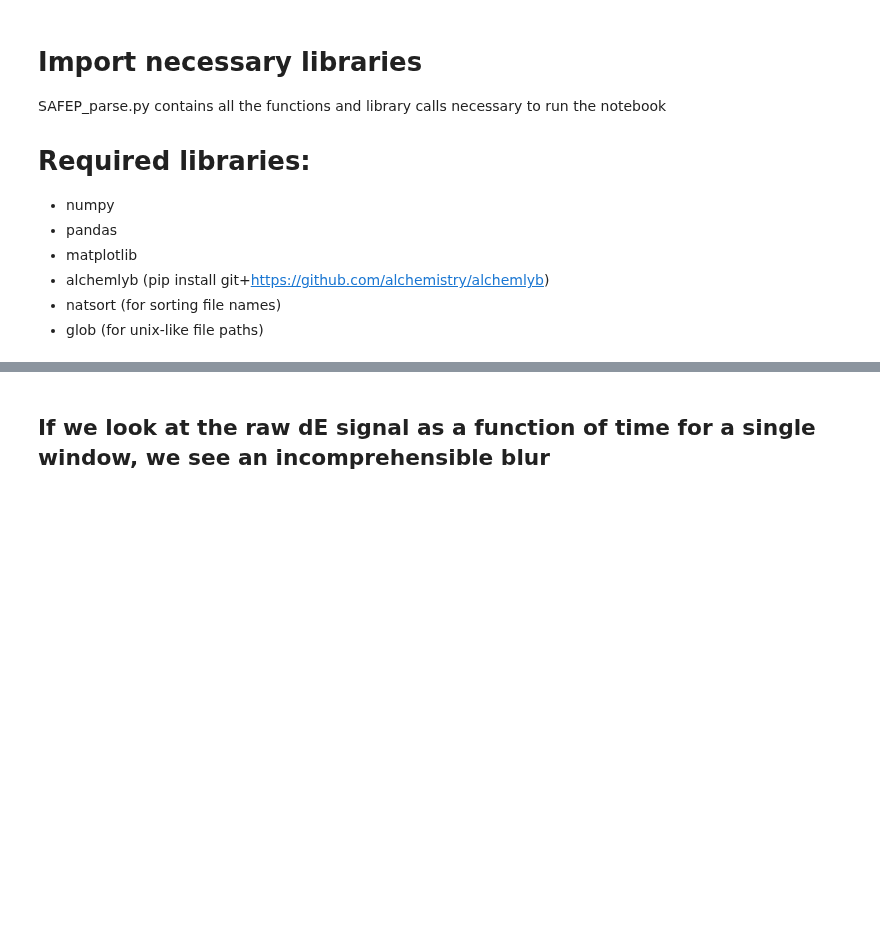
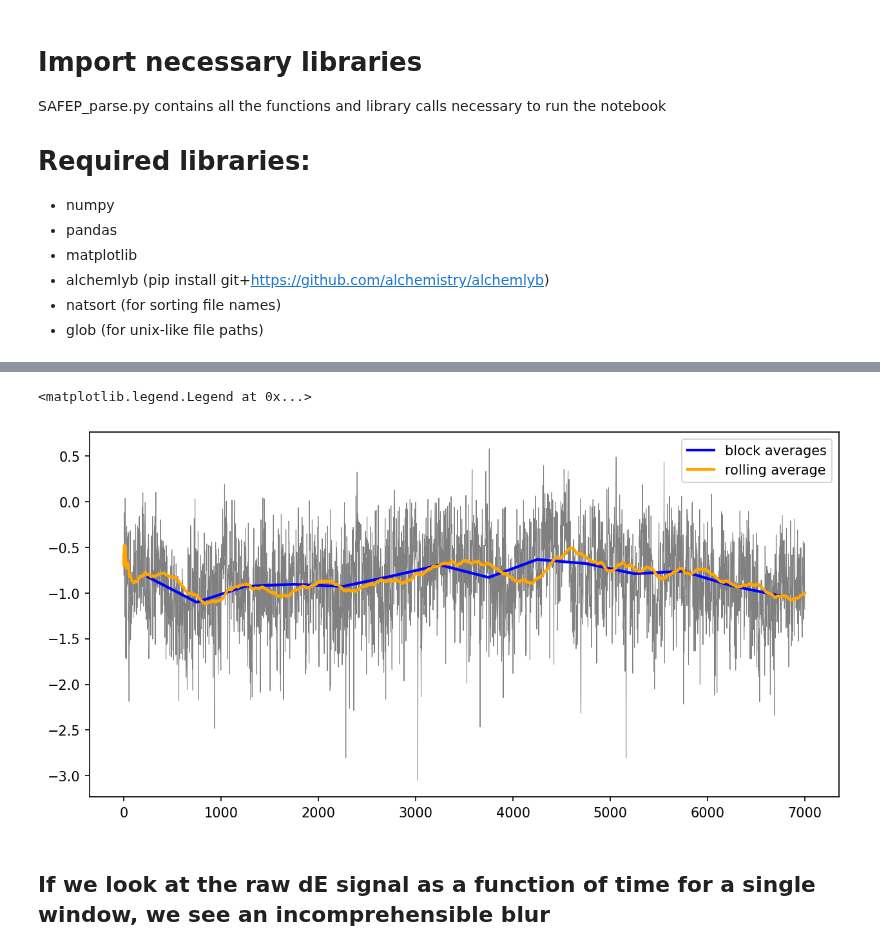
Before and after one commit to BranniganLab/safep, a Jupyter notebook: FFT_dE_workInProgress.ipynb, the cells around one changed output, grey strips where cells are left out. Drawn from its saved outputs; the diff is of its cells as text; code cells hidden in the pictures; blank space fills up the shorter version.

```diff
--- a/FFT_dE_workInProgress.ipynb
+++ b/FFT_dE_workInProgress.ipynb
@@ -34,3 +84,19 @@ dcorr = pd.read_pickle(path+"decorrelated_dE000.pkl")
+# %%
+upDat = df.dE[df.up]
+downDat = df.dE[np.logical_not(df.up)]
+# %%
+nsamples, blockSize = getNSamples(upDat)
+blockAve, blockTime = getBlockAve(nsamples, data)
+
+fig, ax = plt.subplots(1, figsize=(10,5))
+ax.plot(data, linewidth=0.5, color='gray')
+ax.plot(blockTime, blockAve, linewidth=2, color='blue', label='block averages')
+rolling = data.rolling(blockSize, min_periods=0).mean()
+ax.plot(rolling, linewidth=2, color='orange', label='rolling average')
+ax.legend()
+# %% [output]
+<matplotlib.legend.Legend at 0x...>
+[figure, added]
 # %% [markdown]
 ## If we look at the raw dE signal as a function of time for a single window, we see an incomprehensible blur
 # %%
```
Also changed, not shown: parts of 5 cells of this notebook.
